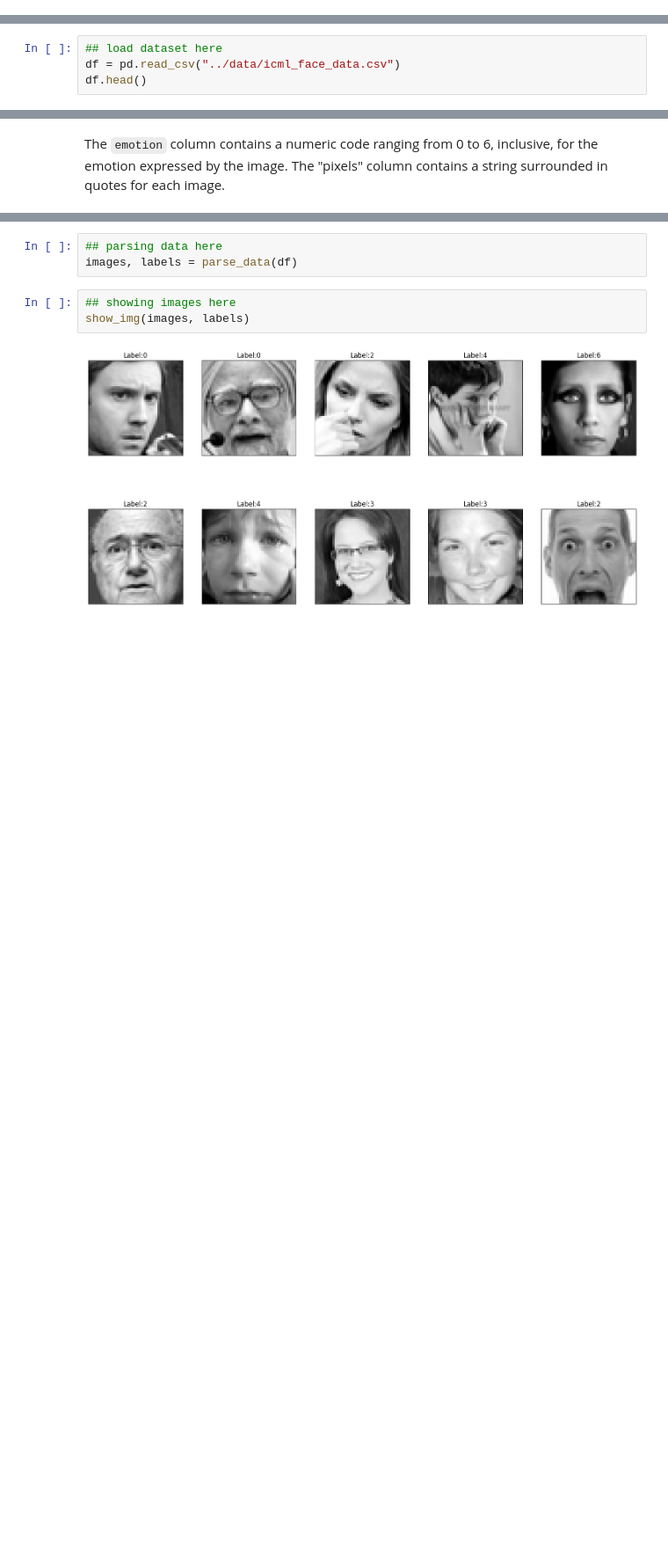
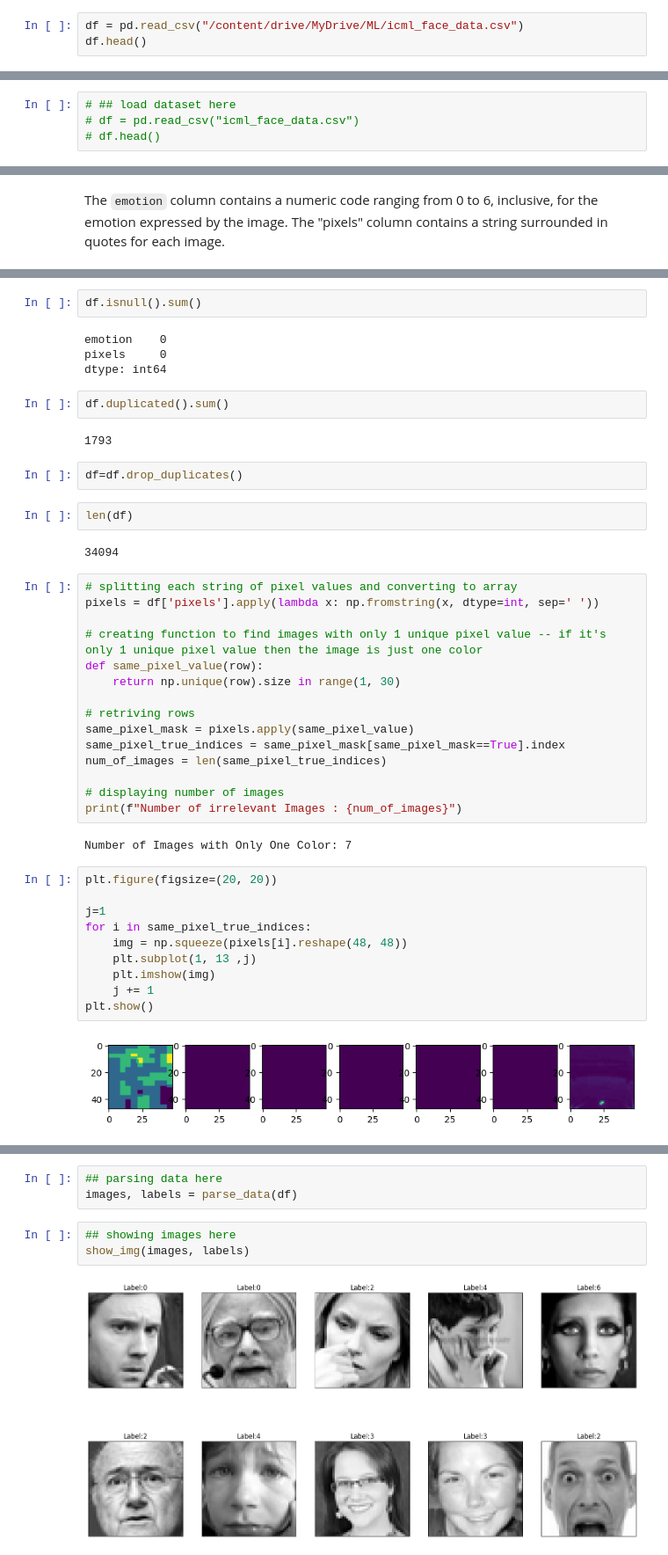
Before and after one commit to taindp98/Fundamental-ML, a Jupyter notebook: notebooks/EDA.ipynb, the cells around one changed output, grey strips where cells are left out. Shown at 88% size. Saved outputs shown, nothing was run; the diff lists cells and outputs as text; blank space fills up the shorter version.

```diff
--- a/notebooks/EDA.ipynb
+++ b/notebooks/EDA.ipynb
@@ -38,3 +43,6 @@ def show_img(images: np.ndarray, labels: np.ndarray):
         axarr[idx].set_xticks([])
         axarr[idx].set_yticks([])
         axarr[idx].set_title("Label:{}".format(label))
+# %%
+df = pd.read_csv("/content/drive/MyDrive/ML/icml_face_data.csv")
+df.head()
@@ -41,4 +56,4 @@ def show_img(images: np.ndarray, labels: np.ndarray):
 # %%
-## load dataset here
-df = pd.read_csv("../data/icml_face_data.csv")
-df.head()
+# ## load dataset here
+# df = pd.read_csv("icml_face_data.csv")
+# df.head()
@@ -53,0 +68,45 @@
+# %%
+df.isnull().sum()
+# %% [output]
+emotion    0
+pixels     0
+dtype: int64
+# %%
+df.duplicated().sum()
+# %% [output]
+1793
+# %%
+df=df.drop_duplicates()
+# %%
+len(df)
+# %% [output]
+34094
+# %%
+# splitting each string of pixel values and converting to array
+pixels = df['pixels'].apply(lambda x: np.fromstring(x, dtype=int, sep=' '))
+
+# creating function to find images with only 1 unique pixel value -- if it's only 1 unique pixel value then the image is just one color
+def same_pixel_value(row):
+    return np.unique(row).size in range(1, 30)
+
+# retriving rows
+same_pixel_mask = pixels.apply(same_pixel_value)
+same_pixel_true_indices = same_pixel_mask[same_pixel_mask==True].index
+num_of_images = len(same_pixel_true_indices)
+
+# displaying number of images
+print(f"Number of irrelevant Images : {num_of_images}")
+# %% [output]
+Number of Images with Only One Color: 7
+# %%
+plt.figure(figsize=(20, 20))
+
+j=1
+for i in same_pixel_true_indices:
+    img = np.squeeze(pixels[i].reshape(48, 48))
+    plt.subplot(1, 13 ,j)
+    plt.imshow(img)
+    j += 1
+plt.show()
+# %% [output]
+[figure, added]
```
Also changed, not shown: parts of 49 cells of this notebook, 1 other file.
